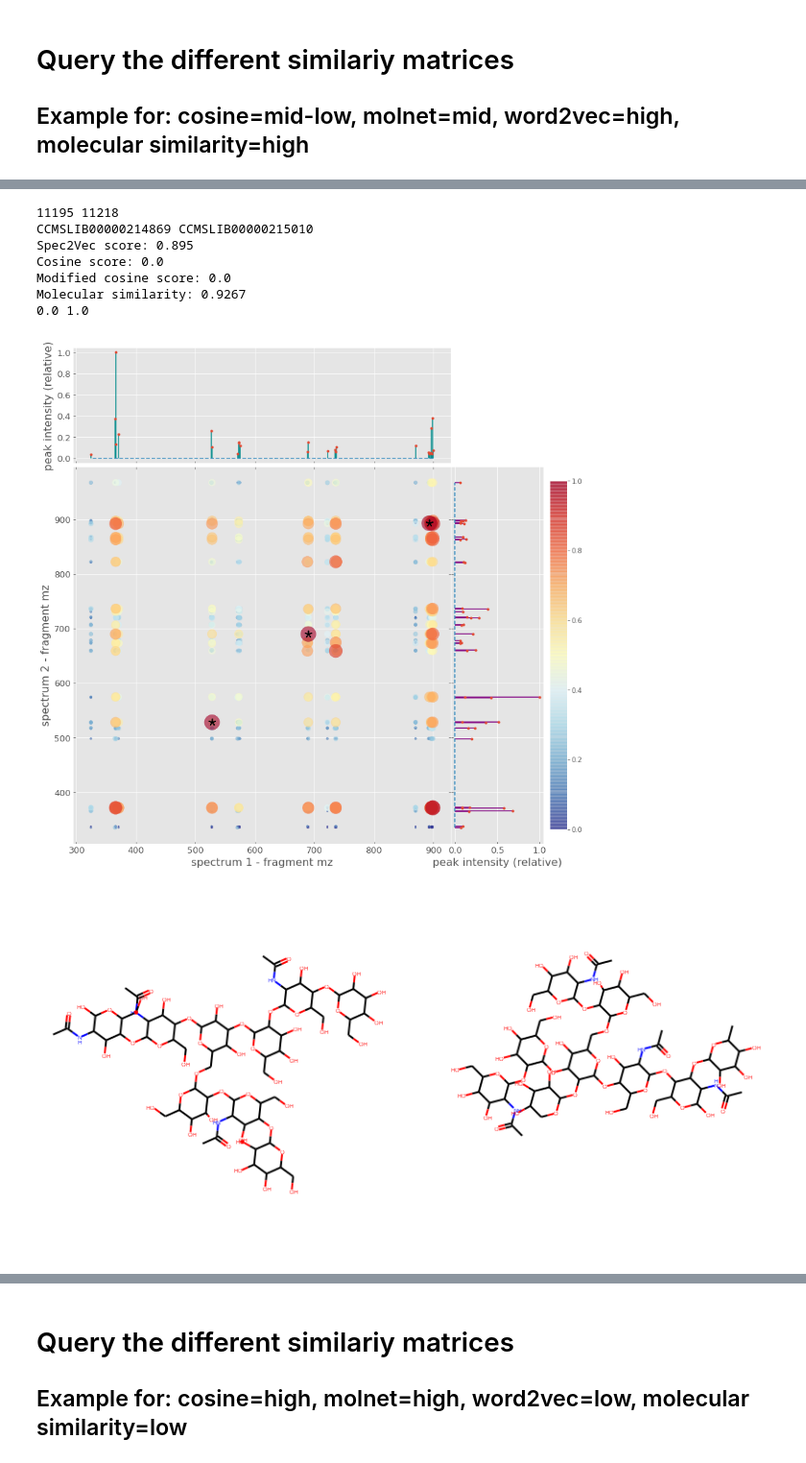
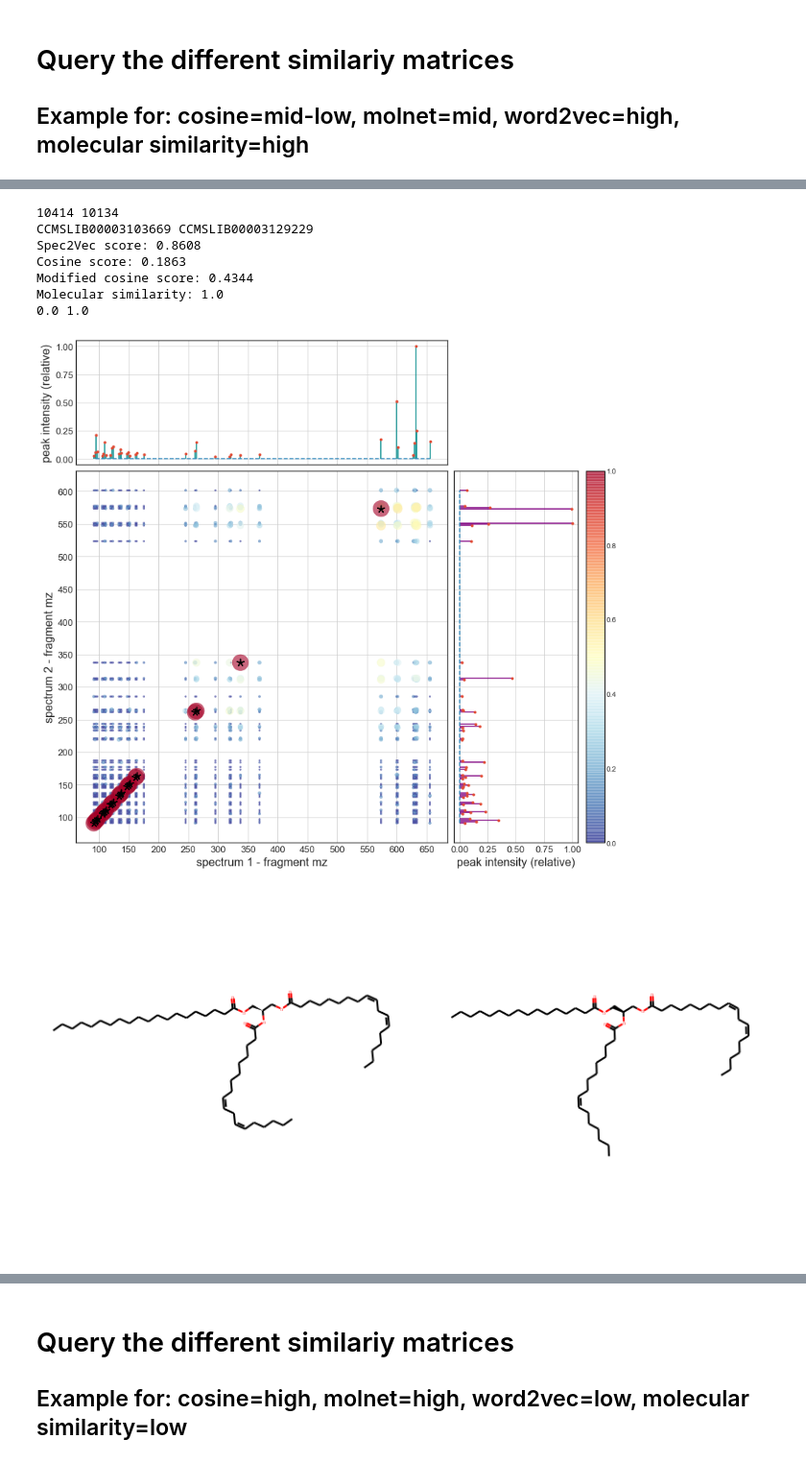
Before and after one commit to iomega/spec2vec_gnps_data_analysis, a Jupyter notebook: notebooks/iomega-in-depths-spectrum-comparions.ipynb, the cells around one changed output, grey strips where cells are left out. Shown: that part at 96% size. Saved outputs shown, nothing was run; the diff lists cells and outputs as text; code cells hidden in the pictures.

```diff
--- a/notebooks/iomega-in-depths-spectrum-comparions.ipynb
+++ b/notebooks/iomega-in-depths-spectrum-comparions.ipynb
@@ -278,41 +530,41 @@ Found  (2266,)  matching spectral pairs.
 # %%
-pick = 2050
+pick = 1050
 ID1 = pair_selection[0][pick]
 ID2 = pair_selection[1][pick]
 
 print(ID1, ID2)
 print(spectrums_postprocessed[ID1].get("spectrumid"), spectrums_postprocessed[ID2].get("spectrumid"))
 print("Spec2Vec score: {:.4}".format(matrix_similarities_spec2vec[ID1, ID2]))
 print("Cosine score: {:.4}".format(matrix_similarities_cosine[ID1, ID2]))
 print("Modified cosine score: {:.4}".format(matrix_similarities_mod_cosine[ID1, ID2]))
 print("Molecular similarity: {:.4}".format(matrix_similarities_fingerprint_daylight[ID1, ID2]))
 
 csim = plot_spectra_comparison(spectrums_postprocessed[ID1], spectrums_postprocessed[ID2],
                                 model,
                                 intensity_weighting_power=0.5,
                                 num_decimals=2,
                                 min_mz=5,
                                 max_mz=1000,
                                 intensity_threshold=0.02,
                                 method="cosine",#"modcos", #
                                 tolerance=0.005,
                                 wordsim_cutoff=0.05,
                                 circle_size=5,
                                 circle_scaling='wordsim',
                                 padding=30,
                                 display_molecules=True,
                                 figsize=(12, 12),
                                 filename=None)#"example_lipid_10289_10321.pdf")
 # %% [output]
-11195 11218
-CCMSLIB00000214869 CCMSLIB00000215010
-Spec2Vec score: 0.895
-Cosine score: 0.0
-Modified cosine score: 0.0
-Molecular similarity: 0.9267
+10414 10134
+CCMSLIB00003103669 CCMSLIB00003129229
+Spec2Vec score: 0.8608
+Cosine score: 0.1863
+Modified cosine score: 0.4344
+Molecular similarity: 1.0
 0.0 1.0
-[figure, old version]
+[figure, new version]
-[figure, old version]
+[figure, new version]
 # %%
 pick = 170
 ID1 = pair_selection[0][pick]
```
Also changed, not shown: parts of 10 cells of this notebook, 2 other files.
